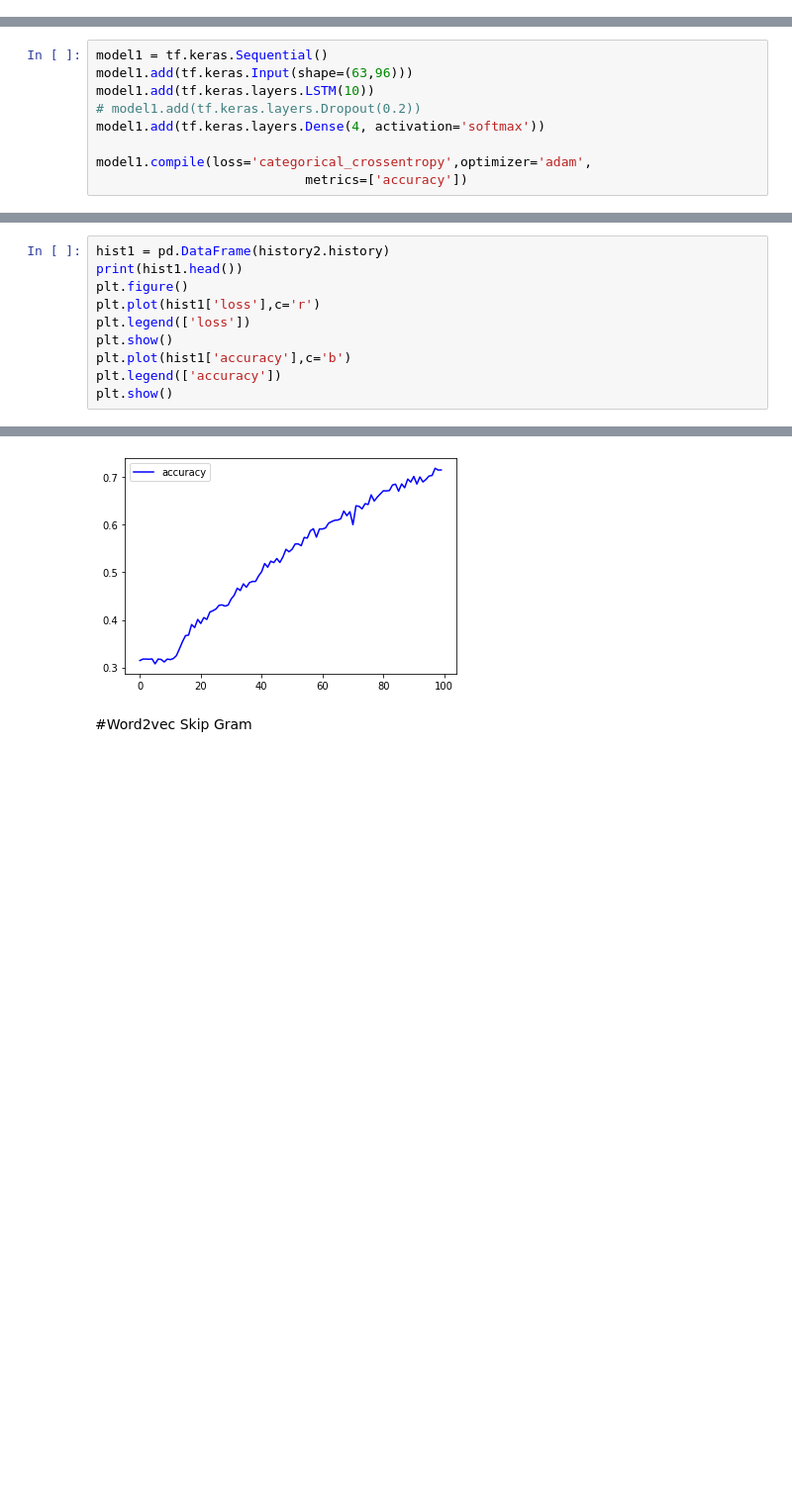
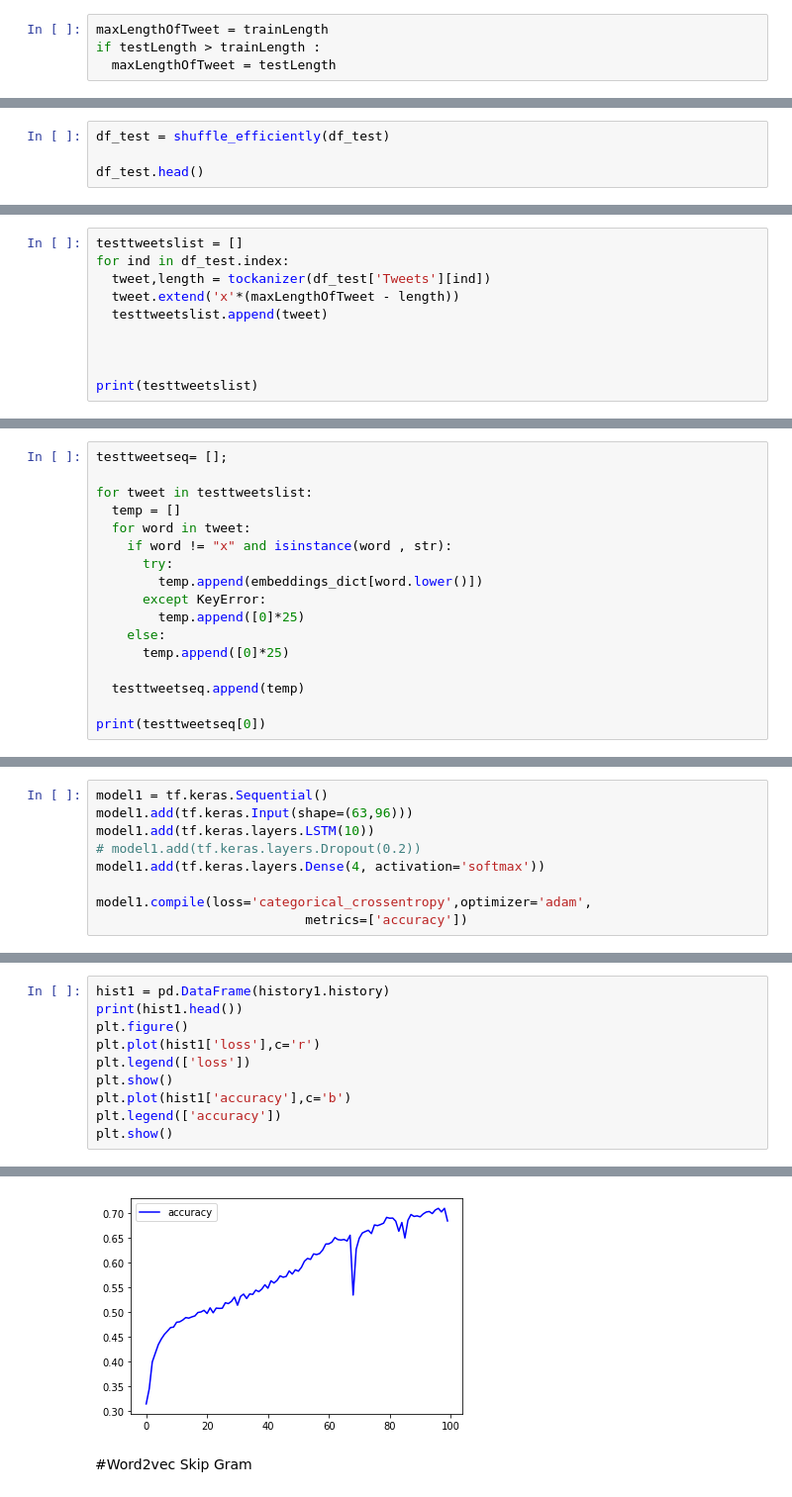
Before and after one commit to HPMkwn/InfluenceAnalysis, a Jupyter notebook: LSTM.ipynb, the cells around one changed output, grey strips where cells are left out. Shown at 99% size. Cells and saved outputs as stored; diff of their text form; blank space fills up the shorter version.

Commit message:
Includeing test Accuracy

```diff
--- a/LSTM.ipynb
+++ b/LSTM.ipynb
@@ -52,3 +71,7 @@ maxLengthOfTweet = df_train['Length'].max()
+# %%
+maxLengthOfTweet = trainLength
+if testLength > trainLength :
+  maxLengthOfTweet = testLength
 # %% [markdown]
 #shuffal data
 # %%
@@ -82,0 +106,4 @@ df_train.head()
+# %%
+df_test = shuffle_efficiently(df_test)
+
+df_test.head()
@@ -148,0 +167,10 @@ tweetseq[0]
+# %%
+testtweetslist = []
+for ind in df_test.index:
+  tweet,length = tockanizer(df_test['Tweets'][ind])
+  tweet.extend('x'*(maxLengthOfTweet - length))
+  testtweetslist.append(tweet)
+
+
+
+print(testtweetslist)
@@ -148,0 +179,17 @@ tweetseq[0]
+# %%
+testtweetseq= [];
+
+for tweet in testtweetslist:
+  temp = []
+  for word in tweet:
+    if word != "x" and isinstance(word , str):
+      try:
+        temp.append(embeddings_dict[word.lower()])
+      except KeyError:
+        temp.append([0]*25)
+    else:
+      temp.append([0]*25)
+
+  testtweetseq.append(temp)
+
+print(testtweetseq[0])
@@ -387,5 +493,5 @@ Epoch 100/100
 # %%
-hist1 = pd.DataFrame(history2.history)
+hist1 = pd.DataFrame(history1.history)
 print(hist1.head())
 plt.figure()
 plt.plot(hist1['loss'],c='r')
@@ -405,4 +511,4 @@ plt.show()
-[figure, old version]
+[figure, new version]
 # %% [markdown]
 #Word2vec Skip Gram
 # %%
```
Also changed, not shown: parts of 36 cells of this notebook.
